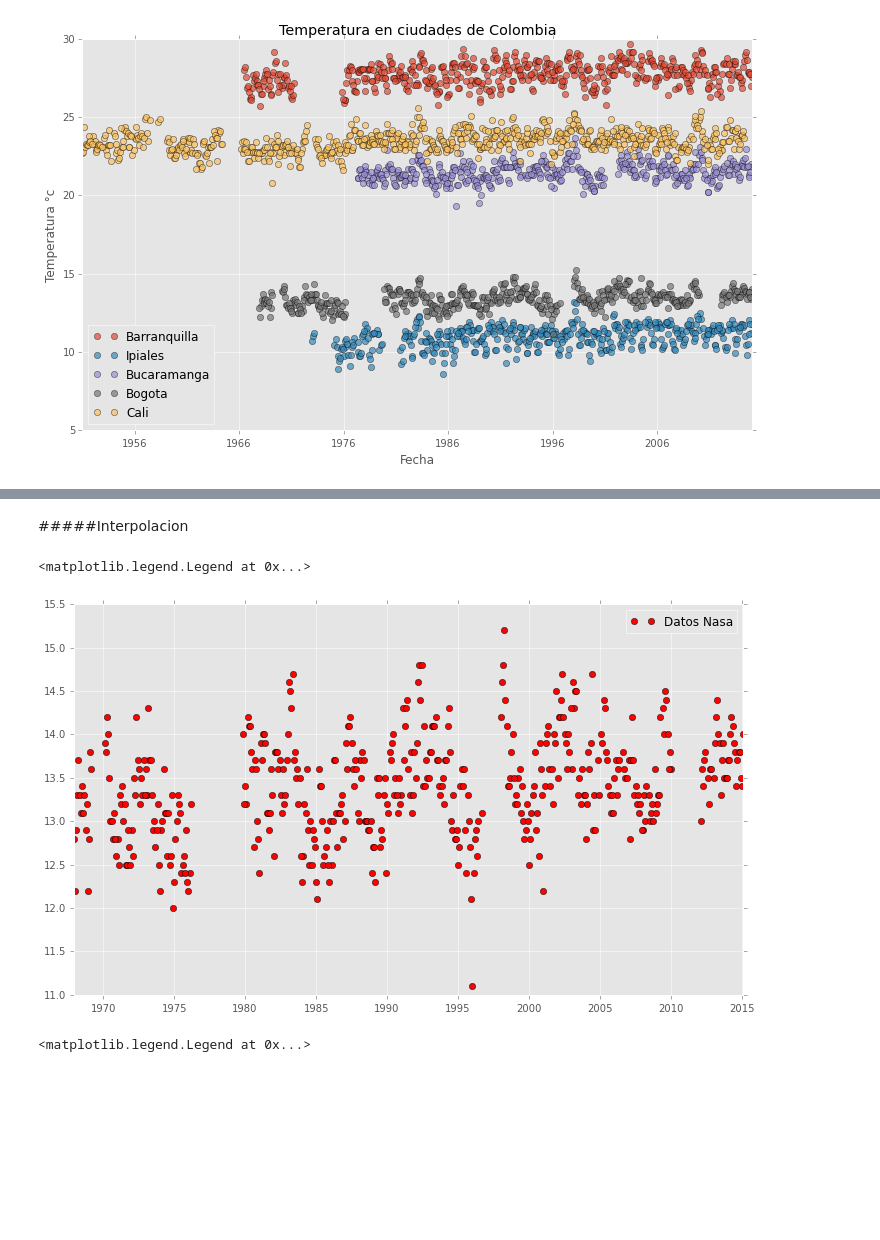
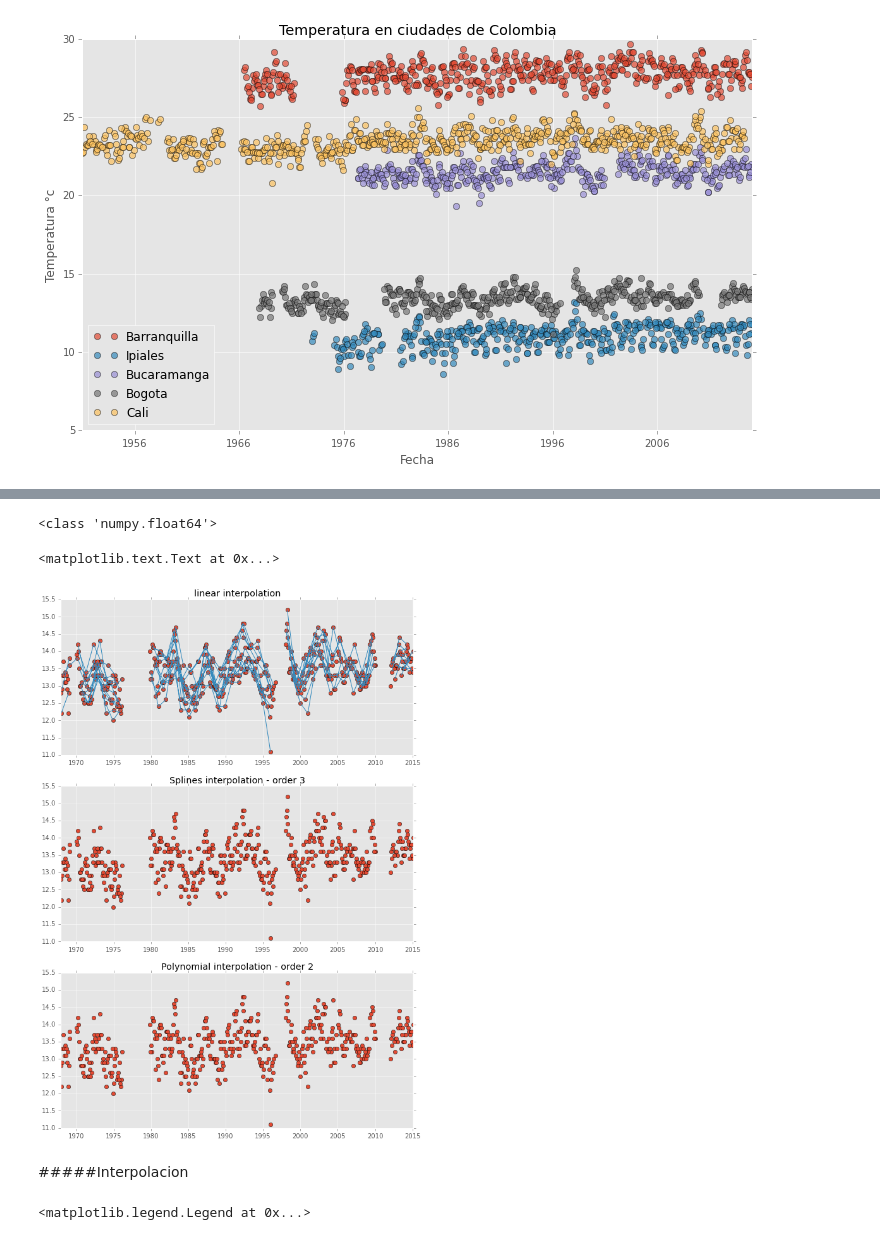
Before and after one commit to JC-AlfonsoR/CM20151_HW4_CamiloAlfonso, a Jupyter notebook: Calentamiento_Global/interp_temperaturas.ipynb, the cells around one changed output, grey strips where cells are left out. Cells and saved outputs as stored; diff of their text form; code cells hidden in the pictures; blank space fills up the shorter version.

```diff
--- a/Calentamiento_Global/interp_temperaturas.ipynb
+++ b/Calentamiento_Global/interp_temperaturas.ipynb
@@ -113,2 +135,46 @@ Length: 529, Freq: M, Timezone: None
+# %%
+#Extraer datos de ciudad
+Bogota = Data[Data['ciudad']=='Bogota']
+Bogota['date'] = pd.to_datetime(Bogota['fecha'])
+Bogota.sort(['date'],ascending=True)
+date = Bogota['fecha']
+T = array(Bogota['temperatura'])
+date = array([datestr2num(s) for s in date])
+
+#Crear dominio mas fino para fechas
+d0 = min(Bogota['date'])
+df = max(Bogota['date'])
+n = len(date)
+rang = linspace(min(date), max(date),len(date)*2)
+print(type(rang[0]))
+
+
+# Interpolaciones
+f = interp1d(date,T,kind='linear')
+T_f = f(date)
+
+f_spl = interp1d(date, T, kind = "cubic")
+T_spl = f_spl(date)
+
+poly2 = polyfit(date, T, deg=2)
+T_poly2 = poly2[0]**2*date + poly2[1]*date +  poly2[2]
+
+figure(figsize=(10,15))
+subplot(3,1,1)
+plot_date(date,T,'o')
+plot_date(date,T_f,'-')
+title('linear interpolation')
+subplot(3,1,2)
+plot_date(date,T,'o')
+plot_date(date, T_spl,'-')
+title('Splines interpolation - order 3')
+subplot(3,1,3)
+plot_date(date,T,'o')
+plot_date(date, T_poly2,'-')
+title('Polynomial interpolation - order 2')
+# %% [output]
+<class 'numpy.float64'>
+<matplotlib.text.Text at 0x...>
+[figure, added]
 # %% [markdown]
 #####Interpolacion
@@ -118,11 +181,3 @@ I_linear = interp1d(Bogota['fecha'],Bogota['anno'])
-# %%
-plot(Bogota['fecha'],Bogota['temperatura'],'ro')
-a = linspace(min(Bogota['anno']),max(Bogota['anno']),100)
-#plot(a,I_linear(a))
-legend(['Datos Nasa'])
-# %% [output]
-<matplotlib.legend.Legend at 0x...>
-[figure, removed]
 # %%
 x = linspace(0,10,30)
 y = sin(x**1.5+2)
```
Also changed, not shown: parts of 9 cells of this notebook, 5 other files.
